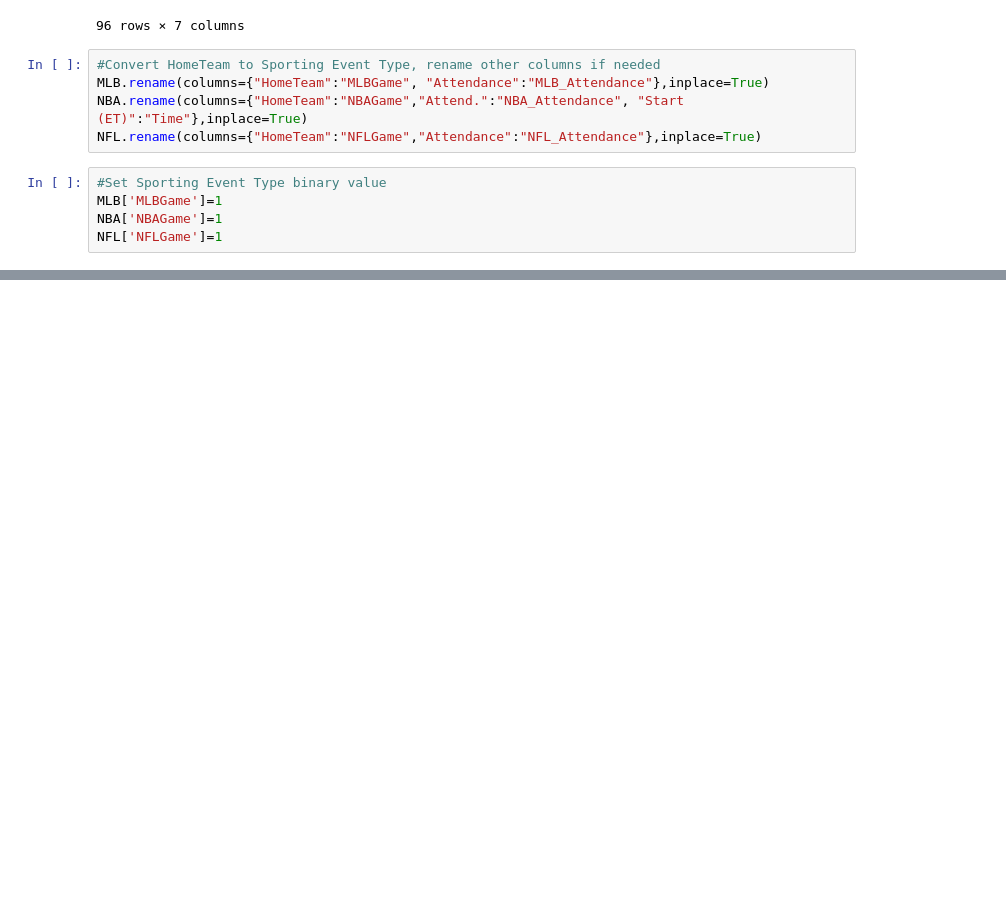
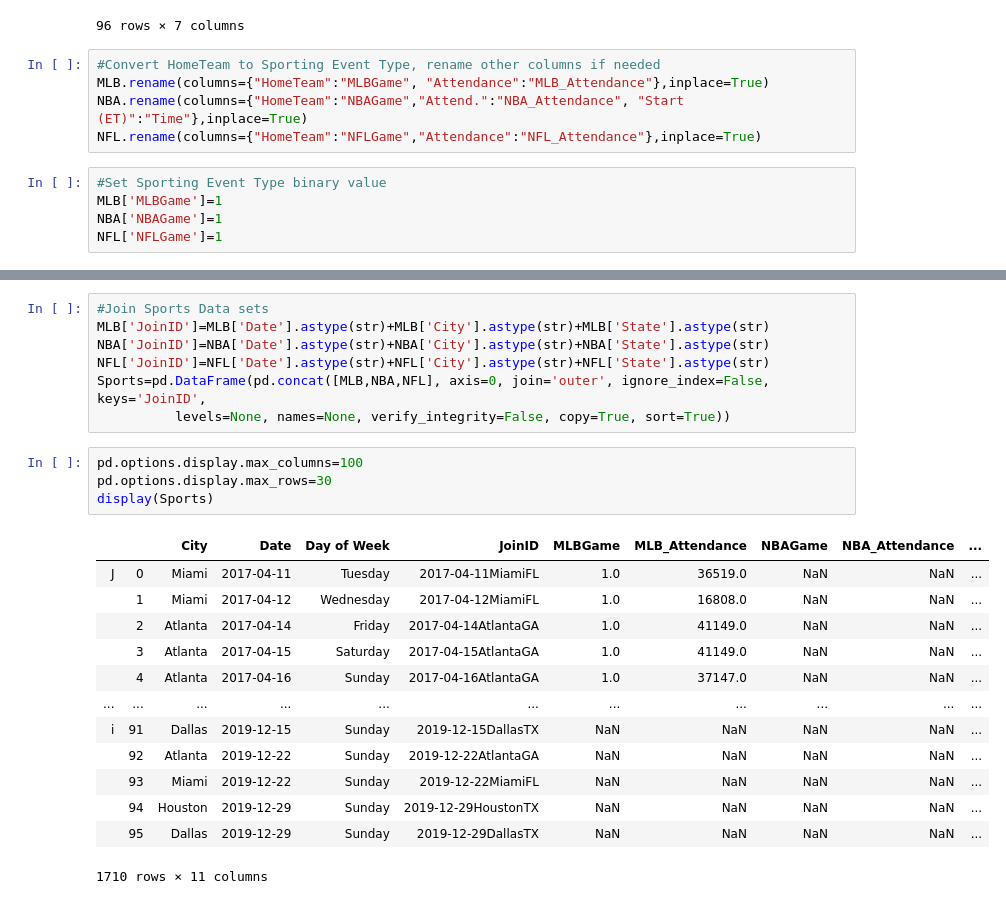
Before and after one commit to holden-herrell/IST718_GROUP_PROJECT, a Jupyter notebook: IST718-Final-Project.ipynb, the cells around one changed output, grey strips where cells are left out. Drawn from its saved outputs; the diff is of its cells as text; blank space fills up the shorter version.

```diff
--- a/IST718-Final-Project.ipynb
+++ b/IST718-Final-Project.ipynb
@@ -250,0 +253,25 @@ display(NFL)
+# %%
+#Join Sports Data sets
+MLB['JoinID']=MLB['Date'].astype(str)+MLB['City'].astype(str)+MLB['State'].astype(str)
+NBA['JoinID']=NBA['Date'].astype(str)+NBA['City'].astype(str)+NBA['State'].astype(str)
+NFL['JoinID']=NFL['Date'].astype(str)+NFL['City'].astype(str)+NFL['State'].astype(str)
+Sports=pd.DataFrame(pd.concat([MLB,NBA,NFL], axis=0, join='outer', ignore_index=False, keys='JoinID',
+          levels=None, names=None, verify_integrity=False, copy=True, sort=True))
+# %%
+pd.options.display.max_columns=100
+pd.options.display.max_rows=30
+display(Sports)
+# %% [output]
+|  |  | City | Date | Day of Week | JoinID | MLBGame | MLB_Attendance | NBAGame | NBA_Attendance | ... |
+| J | 0 | Miami | 2017-04-11 | Tuesday | 2017-04-11MiamiFL | 1.0 | 36519.0 | NaN | NaN | ... |
+|  | 1 | Miami | 2017-04-12 | Wednesday | 2017-04-12MiamiFL | 1.0 | 16808.0 | NaN | NaN | ... |
+|  | 2 | Atlanta | 2017-04-14 | Friday | 2017-04-14AtlantaGA | 1.0 | 41149.0 | NaN | NaN | ... |
+|  | 3 | Atlanta | 2017-04-15 | Saturday | 2017-04-15AtlantaGA | 1.0 | 41149.0 | NaN | NaN | ... |
+|  | 4 | Atlanta | 2017-04-16 | Sunday | 2017-04-16AtlantaGA | 1.0 | 37147.0 | NaN | NaN | ... |
+| ... | ... | ... | ... | ... | ... | ... | ... | ... | ... | ... |
+| i | 91 | Dallas | 2019-12-15 | Sunday | 2019-12-15DallasTX | NaN | NaN | NaN | NaN | ... |
+|  | 92 | Atlanta | 2019-12-22 | Sunday | 2019-12-22AtlantaGA | NaN | NaN | NaN | NaN | ... |
+|  | 93 | Miami | 2019-12-22 | Sunday | 2019-12-22MiamiFL | NaN | NaN | NaN | NaN | ... |
+|  | 94 | Houston | 2019-12-29 | Sunday | 2019-12-29HoustonTX | NaN | NaN | NaN | NaN | ... |
+|  | 95 | Dallas | 2019-12-29 | Sunday | 2019-12-29DallasTX | NaN | NaN | NaN | NaN | ... |
+1710 rows × 11 columns
```
Also changed, not shown: parts of 9 cells of this notebook.
